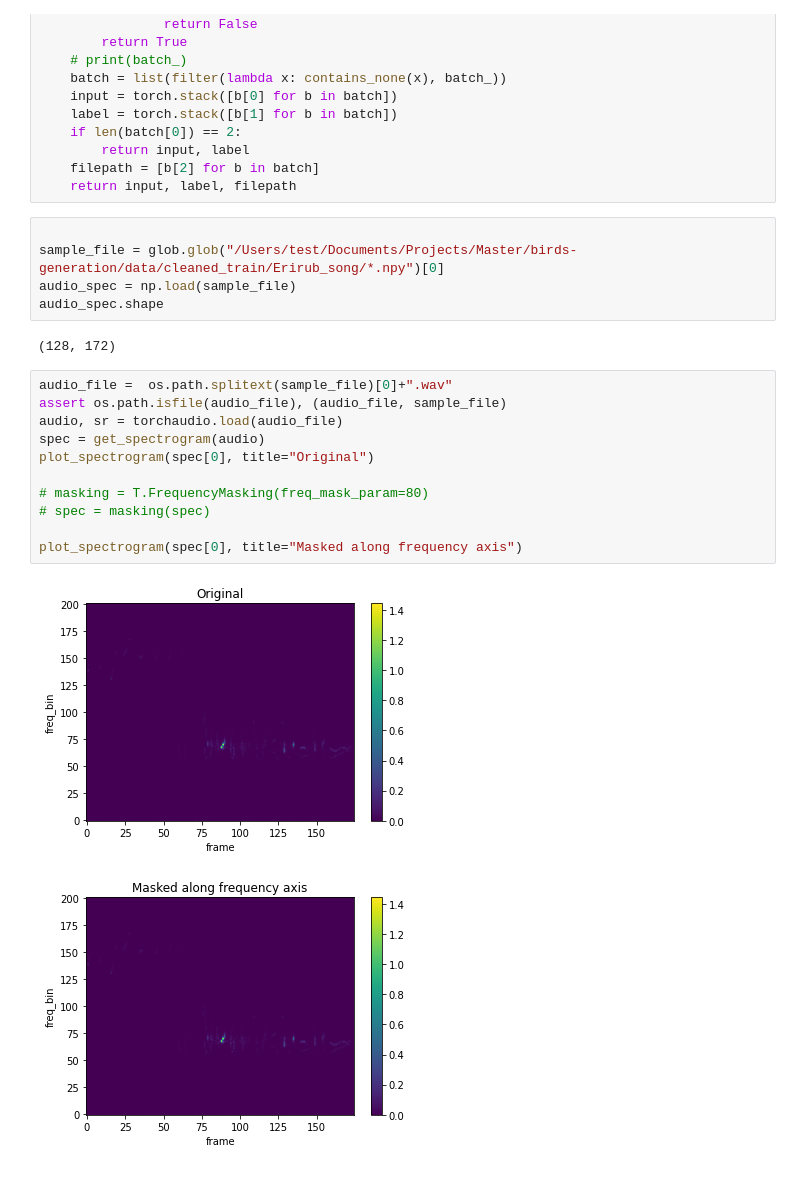
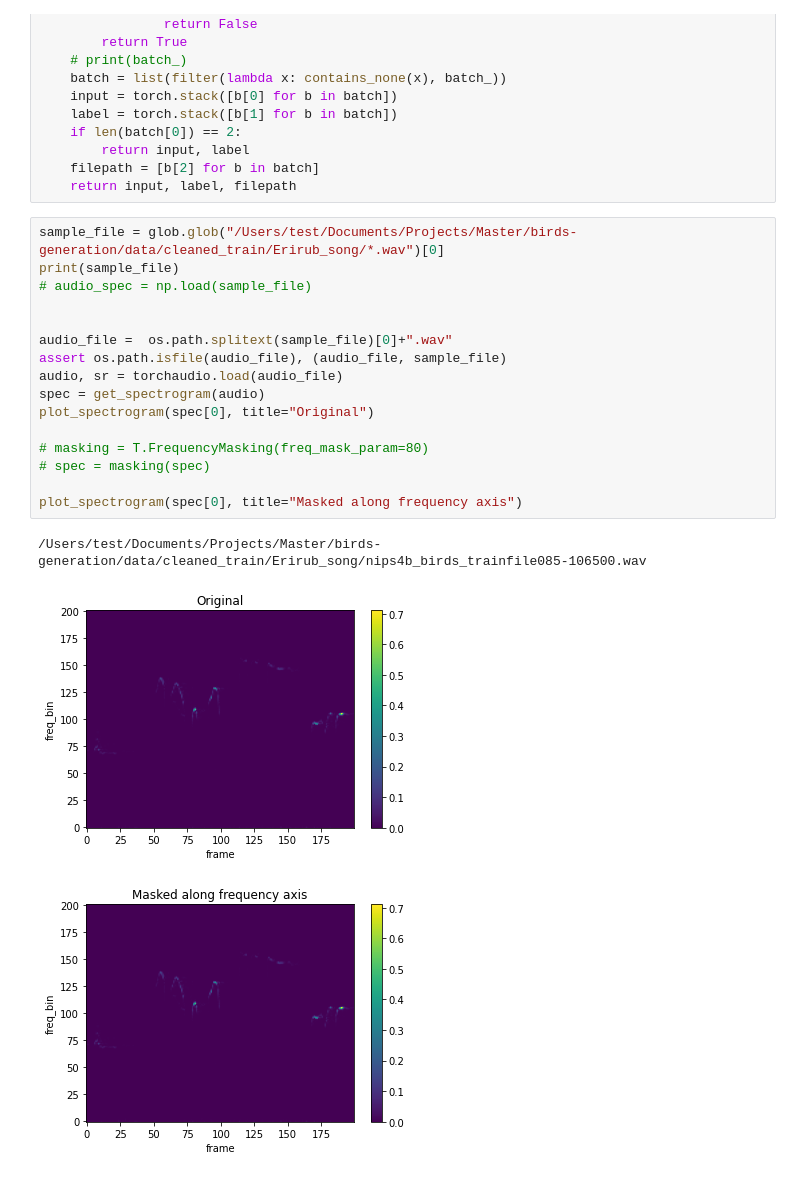
Before and after one commit to ixobert/birds-generation, a Jupyter notebook: src/notebooks/specaug.ipynb, the cells around one changed output. Saved outputs shown, nothing was run; the diff lists cells and outputs as text.

```diff
--- a/src/notebooks/specaug.ipynb
+++ b/src/notebooks/specaug.ipynb
@@ -73,25 +75,24 @@ def _custom_collate(batch_):
         return input, label
     filepath = [b[2] for b in batch]
     return input, label, filepath
-# %%
-
-sample_file = glob.glob("/Users/test/Documents/Projects/Master/birds-generation/data/cleaned_train/Erirub_song/*.npy")[0]
-audio_spec = np.load(sample_file)
-audio_spec.shape
-# %% [output]
-(128, 172)
 # %%
+sample_file = glob.glob("/Users/test/Documents/Projects/Master/birds-generation/data/cleaned_train/Erirub_song/*.wav")[0]
+print(sample_file)
+# audio_spec = np.load(sample_file)
+
+
 audio_file =  os.path.splitext(sample_file)[0]+".wav"
 assert os.path.isfile(audio_file), (audio_file, sample_file)
 audio, sr = torchaudio.load(audio_file)
 spec = get_spectrogram(audio)
 plot_spectrogram(spec[0], title="Original")
 
 # masking = T.FrequencyMasking(freq_mask_param=80)
 # spec = masking(spec)
 
 plot_spectrogram(spec[0], title="Masked along frequency axis")
 # %% [output]
+/Users/test/Documents/Projects/Master/birds-generation/data/cleaned_train/Erirub_song/nips4b_birds_trainfile085-106500.wav
-[figure, old version]
+[figure, new version]
-[figure, old version]
+[figure, new version]
 # %%
```
Also changed, not shown: parts of 6 cells of this notebook, 7 other files.
